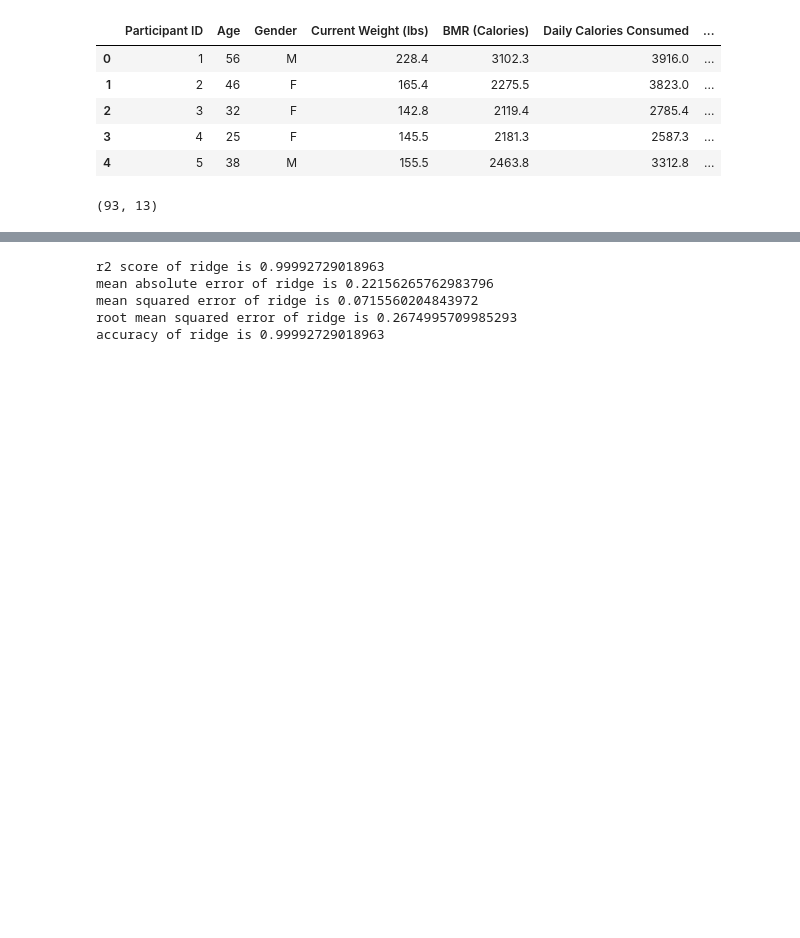
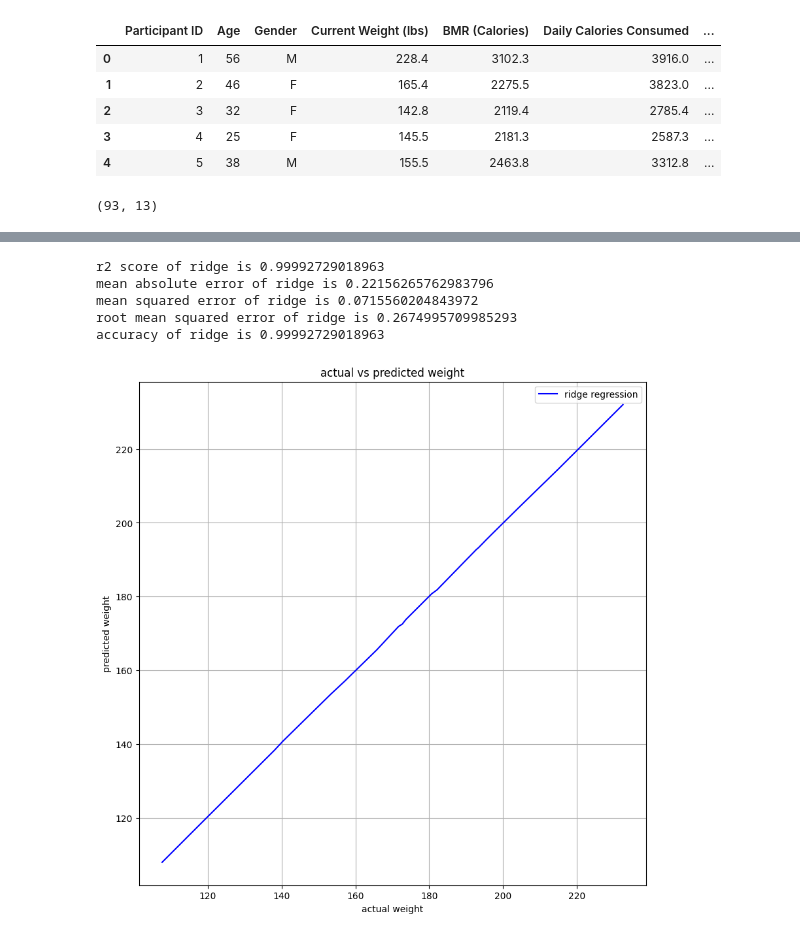
Before and after one commit to ankitg-02/kaggle-diet-analysis, a Jupyter notebook: Diet_Analysis.ipynb, the cells around one changed output, grey strips where cells are left out. Drawn from its saved outputs; the diff is of its cells as text; code cells hidden in the pictures; blank space fills up the shorter version.

```diff
--- a/Diet_Analysis.ipynb
+++ b/Diet_Analysis.ipynb
@@ -284,18 +302,27 @@ accuracy of lasso is 0.997963868503879
 # %%
 r=Ridge()
 r.fit(x_train,y_train)
 y_pred2=r.predict(x_test)
 print(f'r2 score of ridge is {r2_score(y_test,y_pred2)}')
 print(f'mean absolute error of ridge is {mean_absolute_error(y_test,y_pred2)}')
 print(f'mean squared error of ridge is {mean_squared_error(y_test,y_pred2)}')
 print(f'root mean squared error of ridge is {np.sqrt(mean_squared_error(y_test,y_pred2))}')
 print(f'accuracy of ridge is {r.score(x_test,y_test)}')
+plt.figure(figsize=(10,10))
+sns.lineplot(x=y_test,y=y_pred2,ci=None,color='blue')
+plt.xlabel('actual weight')
+plt.ylabel('predicted weight')
+plt.title('actual vs predicted weight')
+plt.legend(['ridge regression'])
+plt.grid(True)
+plt.show()
 # %% [output]
 r2 score of ridge is 0.99992729018963
 mean absolute error of ridge is 0.22156265762983796
 mean squared error of ridge is 0.0715560204843972
 root mean squared error of ridge is 0.2674995709985293
 accuracy of ridge is 0.99992729018963
+[figure, added]
 # %%
 e=ElasticNet()
 e.fit(x_train,y_train)
```
Also changed, not shown: parts of 7 cells of this notebook.
